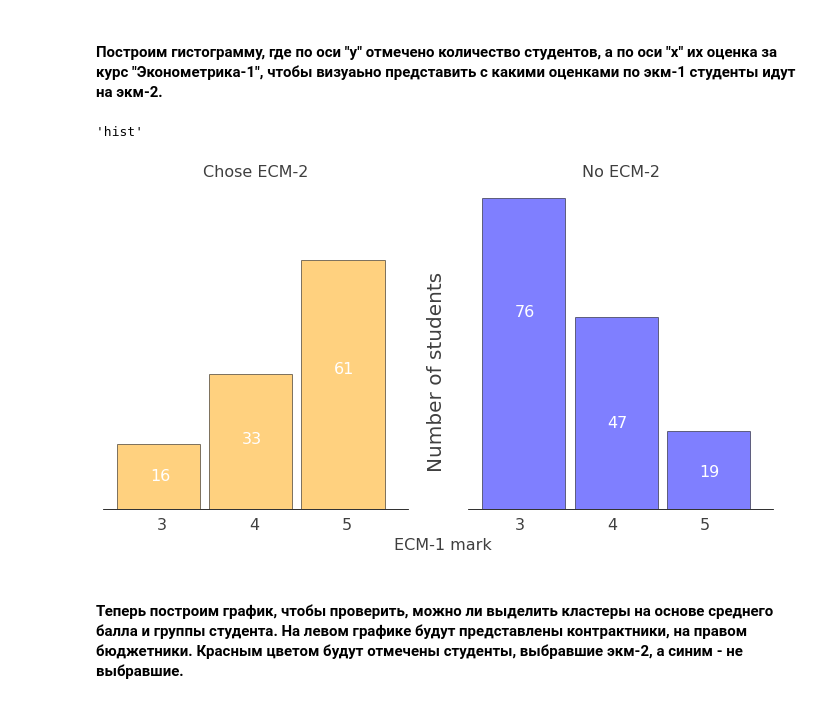
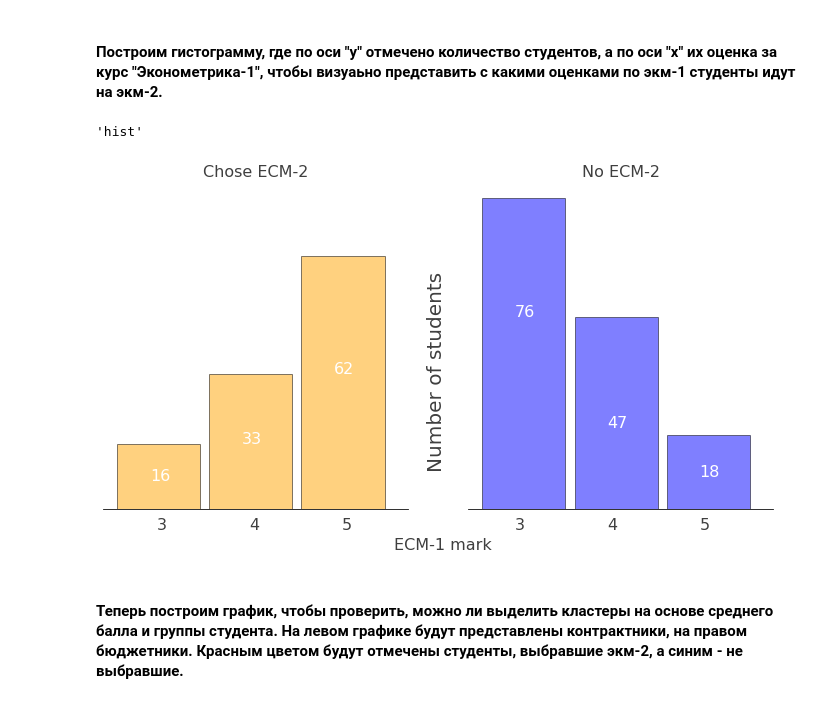
Before and after one commit to grazh/elec_preferences_prediction, a Jupyter notebook: eda/python_eda.ipynb, the cells around one changed output. Saved outputs shown, nothing was run; the diff lists cells and outputs as text; code cells hidden in the pictures.

```diff
--- a/eda/python_eda.ipynb
+++ b/eda/python_eda.ipynb
@@ -42,7 +41,7 @@ Data[Data['ecm1'] == 0]
 # %% [markdown]
 #### Один студент на момент исследования не сдал эконометрику-1. Мы уберем его из обучающей выборки, поскольку не знаем его оценку.
 # %%
-Data.drop(140, inplace=True)
+Data.drop(Data[Data['ecm1'] == 0].index, inplace=True)
 # %% [markdown]
 ### Изучим данные
 # %% [markdown]
@@ -165,36 +163,36 @@ def show_marks():
 
     # назовем правый график
     ax2.set_title('No ECM-2', fontsize=16, c='#3f3f3f')
 
     # строим гистограмму на второй половине
-    ax2.hist(non_ecm['ecm1'], bins=[3, 4, 5, 6], color='blue', alpha = .5, edgecolor='black', width=0.9)\
+    ax2.hist(no_ecm['ecm1'], bins=[3, 4, 5, 6], color='blue', alpha = .5, edgecolor='black', width=0.9)\
 
     # удаляем верхнюю, правую и левую оси, а также отметки на осях
     ax2.spines['top'].set_visible(False)
     ax2.spines['right'].set_visible(False)
     ax2.spines['left'].set_visible(False)
     ax2.set_yticks([])
     ax2.set_xticks([])
 
     # подпишем значения на оси "x"
     ax2.text(3.355, -5, "3", fontsize=16, c='#3f3f3f')
     ax2.text(4.355, -5, "4", fontsize=16, c='#3f3f3f')
     ax2.text(5.355, -5, "5", fontsize=16, c='#3f3f3f')
 
     # подпишем высоту столбцов
     ax2.text(3.355, 47, len(no_ecm[no_ecm['ecm1'] == 3]), fontsize=16, c='#ffffff')
     ax2.text(4.355, 20, len(no_ecm[no_ecm['ecm1'] == 4]), fontsize=16, c='#ffffff')
     ax2.text(5.355, 8, len(no_ecm[no_ecm['ecm1'] == 5]), fontsize=16, c='#ffffff')
 
     # сохраним график в .png
-    plt.savefig('ecm1_mark.png')
+    plt.savefig('../plots/ecm1_mark.png')
 
     return 'hist'
 
 show_marks()
 # %% [output]
 'hist'
-[figure, old version]
+[figure, new version]
 # %% [markdown]
 #### Теперь построим график, чтобы проверить, можно ли выделить кластеры на основе среднего балла и группы студента. На левом графике будут представлены контрактники, на правом бюджетники. Красным цветом будут отмечены студенты, выбравшие экм-2, а синим - не выбравшие.
 # %%
```
Also changed, not shown: parts of 6 cells of this notebook, 25 other files.
